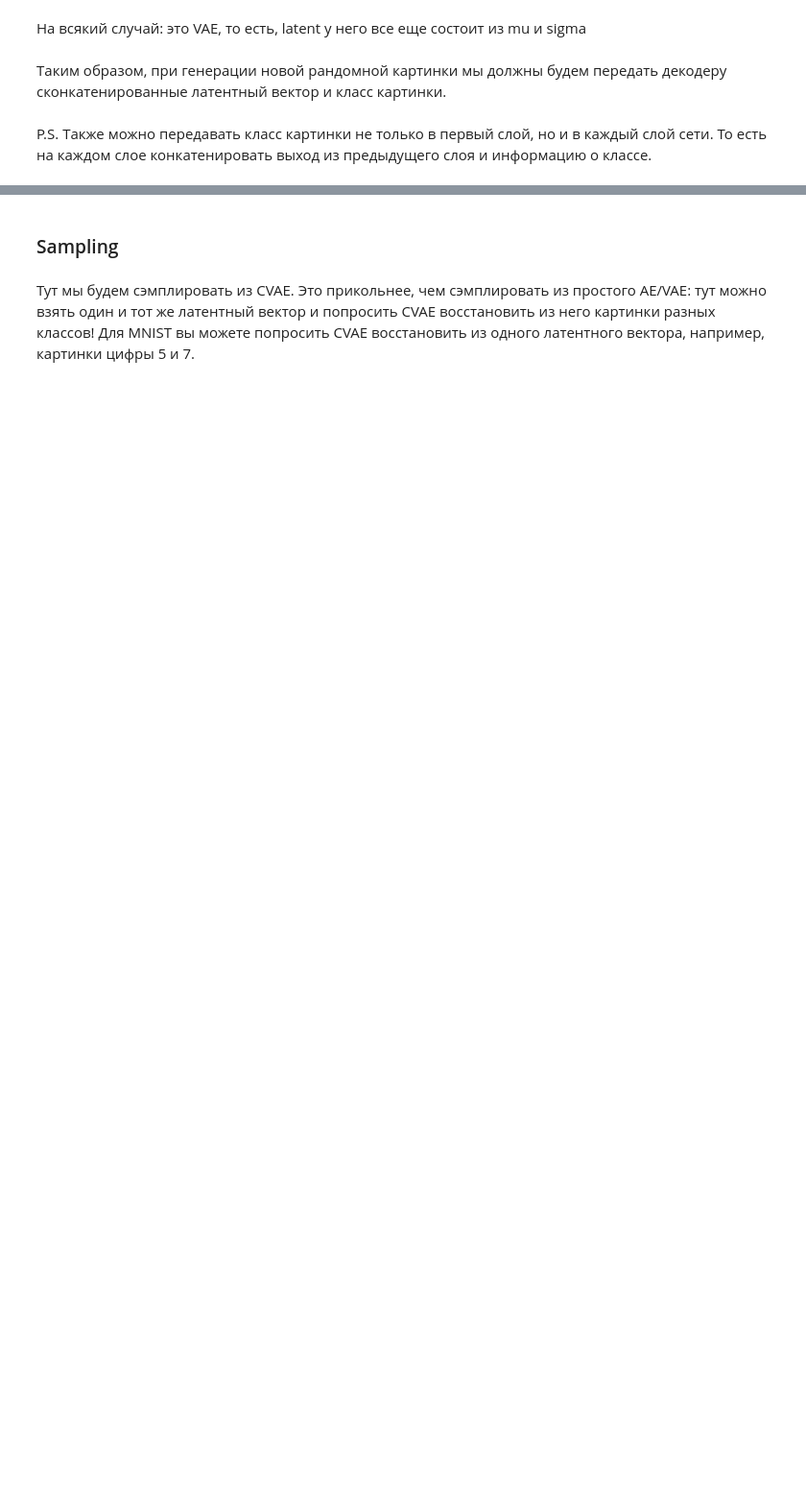
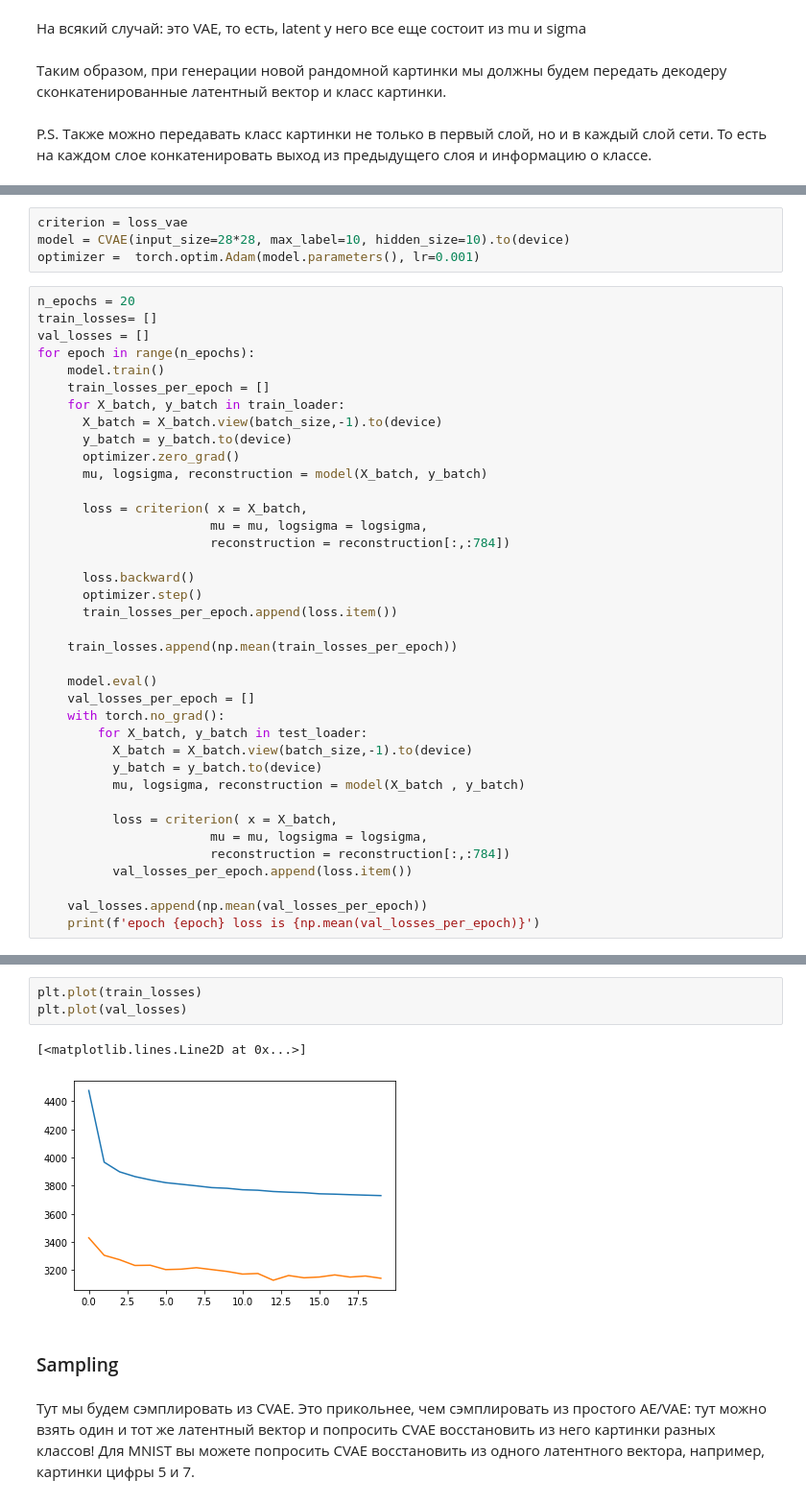
Before and after one commit to OlegTkhor/DLS_homework, a Jupyter notebook: [hw]autoencoders.ipynb, the cells around one changed output, grey strips where cells are left out. Shown at 96% size. Cells and saved outputs as stored; diff of their text form; blank space fills up the shorter version.

```diff
--- a/[hw]autoencoders.ipynb
+++ b/[hw]autoencoders.ipynb
@@ -696,0 +724,42 @@ class CVAE(nn.Module):
+# %%
+criterion = loss_vae
+model = CVAE(input_size=28*28, max_label=10, hidden_size=10).to(device)
+optimizer =  torch.optim.Adam(model.parameters(), lr=0.001)
+# %%
+n_epochs = 20
+train_losses= []
+val_losses = []
+for epoch in range(n_epochs):
+    model.train()
+    train_losses_per_epoch = []
+    for X_batch, y_batch in train_loader:
+      X_batch = X_batch.view(batch_size,-1).to(device)
+      y_batch = y_batch.to(device)
+      optimizer.zero_grad()
+      mu, logsigma, reconstruction = model(X_batch, y_batch)
+
+      loss = criterion( x = X_batch,
+                       mu = mu, logsigma = logsigma,
+                       reconstruction = reconstruction[:,:784])
+
+      loss.backward()
+      optimizer.step()
+      train_losses_per_epoch.append(loss.item())
+
+    train_losses.append(np.mean(train_losses_per_epoch))
+
+    model.eval()
+    val_losses_per_epoch = []
+    with torch.no_grad():
+        for X_batch, y_batch in test_loader:
+          X_batch = X_batch.view(batch_size,-1).to(device)
+          y_batch = y_batch.to(device)
+          mu, logsigma, reconstruction = model(X_batch , y_batch)
+
+          loss = criterion( x = X_batch,
+                       mu = mu, logsigma = logsigma,
+                       reconstruction = reconstruction[:,:784])
+          val_losses_per_epoch.append(loss.item())
+
+    val_losses.append(np.mean(val_losses_per_epoch))
+    print(f'epoch {epoch} loss is {np.mean(val_losses_per_epoch)}')
@@ -697,3 +787,9 @@ class CVAE(nn.Module):
+# %%
+plt.plot(train_losses)
+plt.plot(val_losses)
+# %% [output]
+[<matplotlib.lines.Line2D at 0x...>]
+[figure, added]
 # %% [markdown]
 ### Sampling
 # %% [markdown]
```
Also changed, not shown: parts of 8 cells of this notebook.
